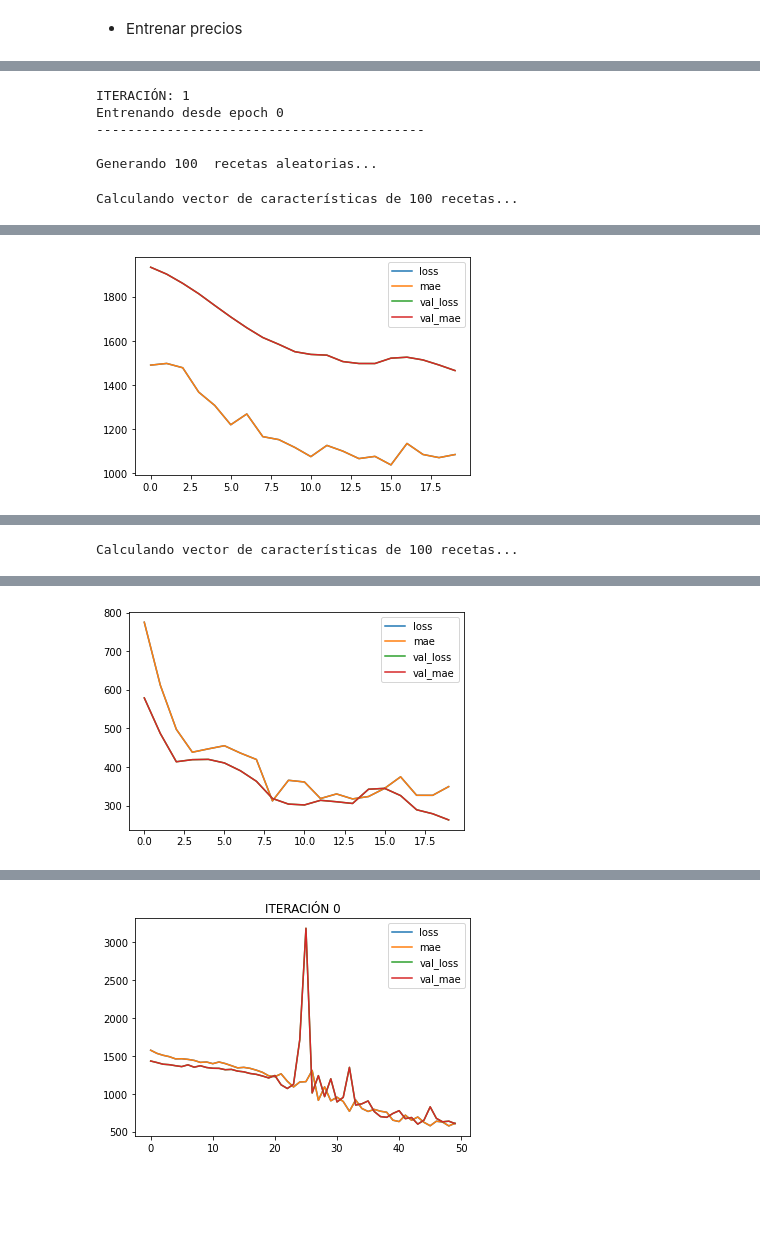
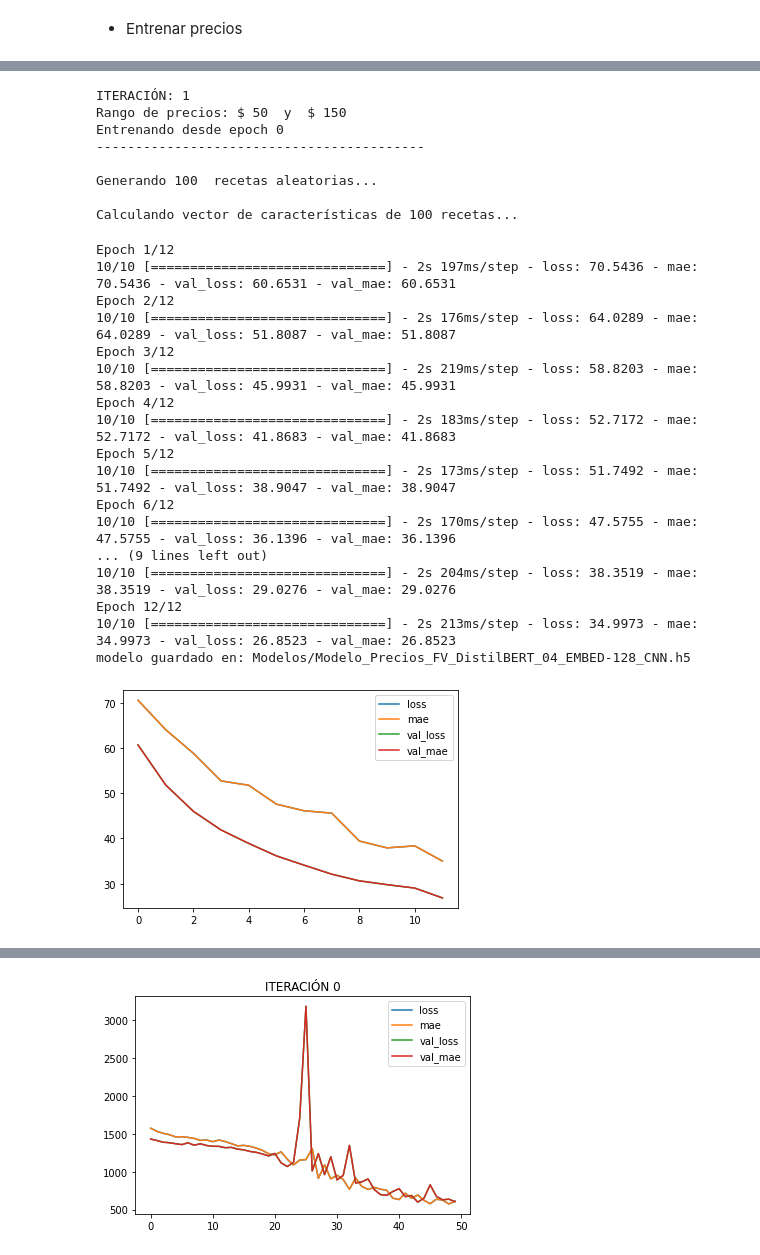
Before and after one commit to JorgeSauri/COMSINT, a Jupyter notebook: NB_Recomendador_COMSINT_LoopTraining_128.ipynb, the cells around one changed output, grey strips where cells are left out. Saved outputs shown, nothing was run; the diff lists cells and outputs as text; code cells hidden in the pictures; blank space fills up the shorter version.

```diff
--- a/NB_Recomendador_COMSINT_LoopTraining_128.ipynb
+++ b/NB_Recomendador_COMSINT_LoopTraining_128.ipynb
@@ -279,35 +151,62 @@ LOSS: 124.19448852539062  -- MAE: 124.19448852539062  -- VAL_LOSS: 133.374145507
 # %%
-recomendador128.NUM_RECETAS = 5000
+recomendador128.NUM_RECETAS = 100
 recomendador128.EMB_SIZE = 128
-BATCHSIZE = 32
+BATCHSIZE = 8
 ITER = 1
 INITIAL_EPOCH = 0
 EPOCHS = recomendador128.NUM_RECETAS // BATCHSIZE
+MINU = 1
+MAXU = 10
 
+Rangos_precios = [(50, 150), (151, 350), (351, 550), (551, 750), (751, 1001)]
 
 Histories_precios = []
 for iteracion in range(ITER):
-    print('\nITERACIÓN:', iteracion+1)
-    print('Entrenando desde epoch', INITIAL_EPOCH)
-    print('------------------------------------------\n')
-    modelo128_precios, history_precios = recomendador128.EntrenarModeloPrecios(
-                                    df_precios='lista_precios_profeco_2022.csv',
-                                    learning_rate=1e-4,
-                                    version=version,
-                                    initial_epoch = INITIAL_EPOCH,
-                                    epochs=INITIAL_EPOCH + EPOCHS,
-                                    min_ingredientes=5, max_ingredientes=11,
-                                    min_unidades=MINU, max_unidades=MAXU,
-                                    batch_size=BATCHSIZE,
-                                    kernels=128,
-                                    save=True, verbose=True)
-    INITIAL_EPOCH = history_precios.epoch[-1]
+    for ip in range(len(Rangos_precios)):
+        MINP, MAXP = Rangos_precios[ip]
+        print('\nITERACIÓN:', iteracion+1)
+        print('Rango de precios: $', MINP, ' y  $', MAXP)
+        print('Entrenando desde epoch', INITIAL_EPOCH)
+        print('------------------------------------------\n')
+        modelo128_precios, history_precios = recomendador128.EntrenarModeloPrecios(
+                                        df_precios='lista_precios_profeco_2022.csv',
+                                        learning_rate=1e-4,
+                                        version=version,
+                                        initial_epoch = INITIAL_EPOCH,
+                                        epochs=INITIAL_EPOCH + EPOCHS,
+                                        min_ingredientes=5, max_ingredientes=11,
+                                        min_unidades=MINU, max_unidades=MAXU,
+                                        min_precio=MINP, max_precio=MAXP,
+                                        batch_size=BATCHSIZE,
+                                        kernels=128,
+                                        save=True, verbose=True)
+        INITIAL_EPOCH = history_precios.epoch[-1]
 
-    Histories_precios.append(history_precios)
+        Histories_precios.append(history_precios)
 # %% [output]
 ITERACIÓN: 1
+Rango de precios: $ 50  y  $ 150
 Entrenando desde epoch 0
 ------------------------------------------
 
 Generando 100  recetas aleatorias...
+
+Calculando vector de características de 100 recetas...
-Calculando vector de características de 100 recetas...
+Epoch 1/12
+10/10 [==============================] - 2s 197ms/step - loss: 70.5436 - mae: 70.5436 - val_loss: 60.6531 - val_mae: 60.6531
+Epoch 2/12
+10/10 [==============================] - 2s 176ms/step - loss: 64.0289 - mae: 64.0289 - val_loss: 51.8087 - val_mae: 51.8087
+Epoch 3/12
+10/10 [==============================] - 2s 219ms/step - loss: 58.8203 - mae: 58.8203 - val_loss: 45.9931 - val_mae: 45.9931
+Epoch 4/12
+10/10 [==============================] - 2s 183ms/step - loss: 52.7172 - mae: 52.7172 - val_loss: 41.8683 - val_mae: 41.8683
+Epoch 5/12
+10/10 [==============================] - 2s 173ms/step - loss: 51.7492 - mae: 51.7492 - val_loss: 38.9047 - val_mae: 38.9047
+Epoch 6/12
+10/10 [==============================] - 2s 170ms/step - loss: 47.5755 - mae: 47.5755 - val_loss: 36.1396 - val_mae: 36.1396
+... (9 lines left out)
+10/10 [==============================] - 2s 204ms/step - loss: 38.3519 - mae: 38.3519 - val_loss: 29.0276 - val_mae: 29.0276
+Epoch 12/12
+10/10 [==============================] - 2s 213ms/step - loss: 34.9973 - mae: 34.9973 - val_loss: 26.8523 - val_mae: 26.8523
+modelo guardado en: Modelos/Modelo_Precios_FV_DistilBERT_04_EMBED-128_CNN.h5
+[figure, new version]
@@ -331 +229,0 @@ modelo guardado en: Modelos/Modelo_Precios_FV_DistilBERT_04_EMBED-128_CNN.h5
-[figure, old version]
@@ -349 +246,0 @@ Generando 100  recetas aleatorias...
-Calculando vector de características de 100 recetas...
@@ -367 +246,0 @@ modelo guardado en: Modelos/Modelo_Precios_FV_DistilBERT_04_EMBED-128_CNN.h5
-[figure, removed]
```
Also changed, not shown: parts of 4 cells of this notebook, 2 other files.
